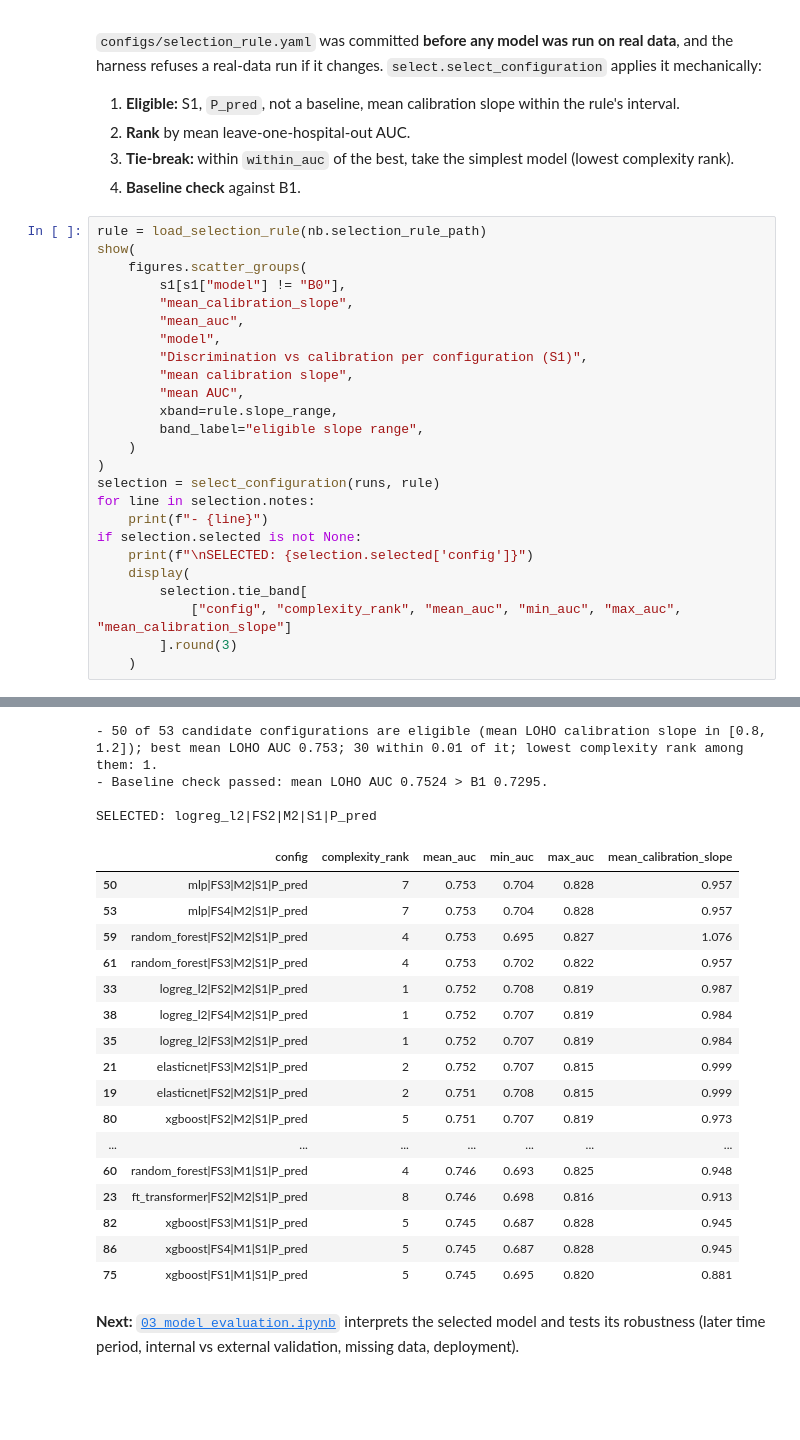
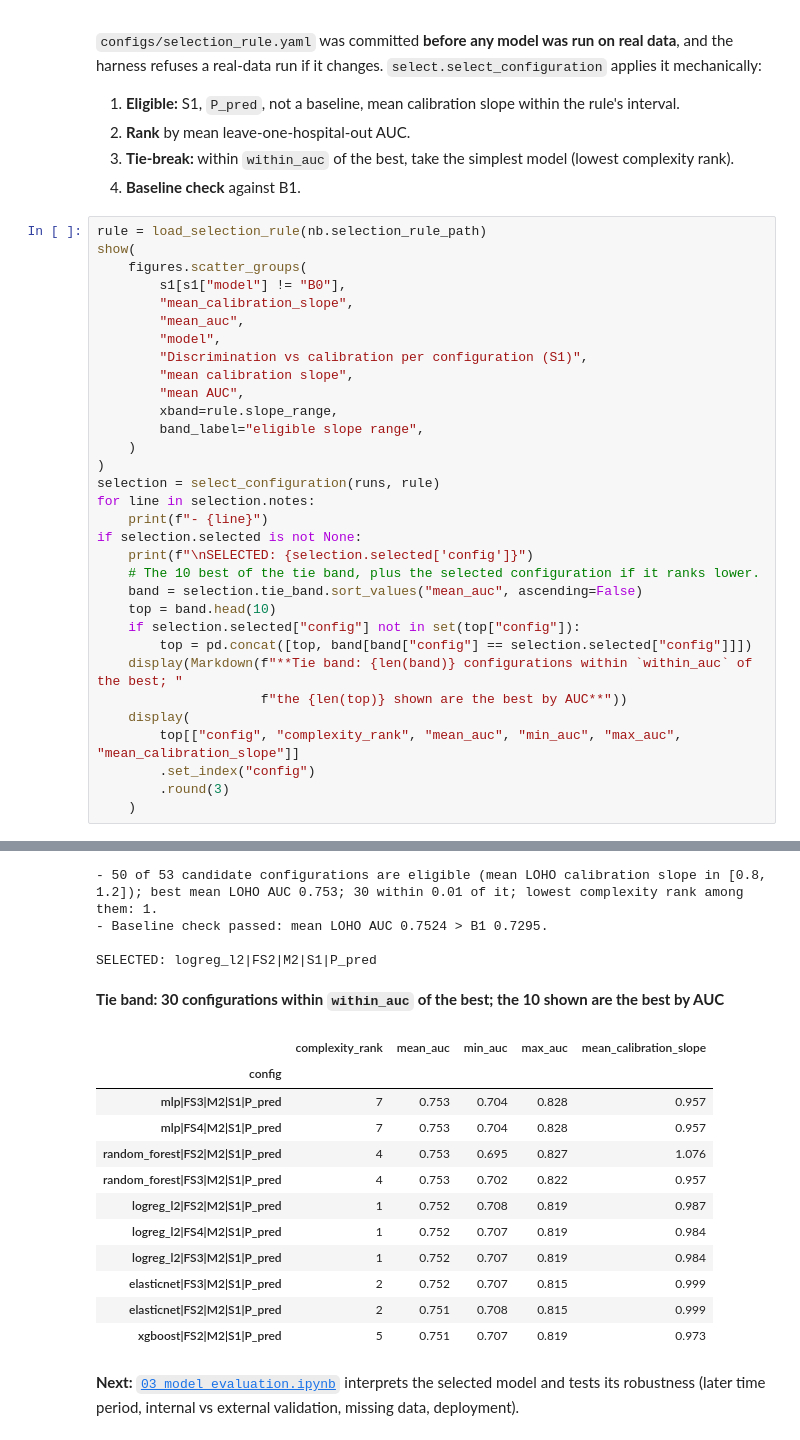
Before and after one commit to icyeza/robby, a Jupyter notebook: ML/notebooks/02_model_training.ipynb, the cells around one changed output, grey strips where cells are left out. Saved outputs shown, nothing was run; the diff lists cells and outputs as text; blank space fills up the shorter version.

```diff
--- a/ML/notebooks/02_model_training.ipynb
+++ b/ML/notebooks/02_model_training.ipynb
@@ -612,51 +614,54 @@ refuses a real-data run if it changes. `select.select_configuration` applies it
 # %%
 rule = load_selection_rule(nb.selection_rule_path)
 show(
     figures.scatter_groups(
         s1[s1["model"] != "B0"],
         "mean_calibration_slope",
         "mean_auc",
         "model",
         "Discrimination vs calibration per configuration (S1)",
         "mean calibration slope",
         "mean AUC",
         xband=rule.slope_range,
         band_label="eligible slope range",
     )
 )
 selection = select_configuration(runs, rule)
 for line in selection.notes:
     print(f"- {line}")
 if selection.selected is not None:
     print(f"\nSELECTED: {selection.selected['config']}")
+    # The 10 best of the tie band, plus the selected configuration if it ranks lower.
+    band = selection.tie_band.sort_values("mean_auc", ascending=False)
+    top = band.head(10)
+    if selection.selected["config"] not in set(top["config"]):
+        top = pd.concat([top, band[band["config"] == selection.selected["config"]]])
+    display(Markdown(f"**Tie band: {len(band)} configurations within `within_auc` of the best; "
+                     f"the {len(top)} shown are the best by AUC**"))
     display(
-        selection.tie_band[
-            ["config", "complexity_rank", "mean_auc", "min_auc", "max_auc", "mean_calibration_slope"]
-        ].round(3)
+        top[["config", "complexity_rank", "mean_auc", "min_auc", "max_auc", "mean_calibration_slope"]]
+        .set_index("config")
+        .round(3)
     )
 # %% [output]
 [figure]
 - 50 of 53 candidate configurations are eligible (mean LOHO calibration slope in [0.8, 1.2]); best mean LOHO AUC 0.753; 30 within 0.01 of it; lowest complexity rank among them: 1.
 - Baseline check passed: mean LOHO AUC 0.7524 > B1 0.7295.
 
 SELECTED: logreg_l2|FS2|M2|S1|P_pred
+**Tie band: 30 configurations within `within_auc` of the best; the 10 shown are the best by AUC**
-|  | config | complexity_rank | mean_auc | min_auc | max_auc | mean_calibration_slope |
-| 50 | mlp|FS3|M2|S1|P_pred | 7 | 0.753 | 0.704 | 0.828 | 0.957 |
-| 53 | mlp|FS4|M2|S1|P_pred | 7 | 0.753 | 0.704 | 0.828 | 0.957 |
-| 59 | random_forest|FS2|M2|S1|P_pred | 4 | 0.753 | 0.695 | 0.827 | 1.076 |
-| 61 | random_forest|FS3|M2|S1|P_pred | 4 | 0.753 | 0.702 | 0.822 | 0.957 |
-| 33 | logreg_l2|FS2|M2|S1|P_pred | 1 | 0.752 | 0.708 | 0.819 | 0.987 |
-| 38 | logreg_l2|FS4|M2|S1|P_pred | 1 | 0.752 | 0.707 | 0.819 | 0.984 |
-| 35 | logreg_l2|FS3|M2|S1|P_pred | 1 | 0.752 | 0.707 | 0.819 | 0.984 |
-| 21 | elasticnet|FS3|M2|S1|P_pred | 2 | 0.752 | 0.707 | 0.815 | 0.999 |
-| 19 | elasticnet|FS2|M2|S1|P_pred | 2 | 0.751 | 0.708 | 0.815 | 0.999 |
-| 80 | xgboost|FS2|M2|S1|P_pred | 5 | 0.751 | 0.707 | 0.819 | 0.973 |
-| ... | ... | ... | ... | ... | ... | ... |
-| 60 | random_forest|FS3|M1|S1|P_pred | 4 | 0.746 | 0.693 | 0.825 | 0.948 |
-| 23 | ft_transformer|FS2|M2|S1|P_pred | 8 | 0.746 | 0.698 | 0.816 | 0.913 |
-| 82 | xgboost|FS3|M1|S1|P_pred | 5 | 0.745 | 0.687 | 0.828 | 0.945 |
-| 86 | xgboost|FS4|M1|S1|P_pred | 5 | 0.745 | 0.687 | 0.828 | 0.945 |
-| 75 | xgboost|FS1|M1|S1|P_pred | 5 | 0.745 | 0.695 | 0.820 | 0.881 |
+|  | complexity_rank | mean_auc | min_auc | max_auc | mean_calibration_slope |
+| config |  |  |  |  |  |
+| mlp|FS3|M2|S1|P_pred | 7 | 0.753 | 0.704 | 0.828 | 0.957 |
+| mlp|FS4|M2|S1|P_pred | 7 | 0.753 | 0.704 | 0.828 | 0.957 |
+| random_forest|FS2|M2|S1|P_pred | 4 | 0.753 | 0.695 | 0.827 | 1.076 |
+| random_forest|FS3|M2|S1|P_pred | 4 | 0.753 | 0.702 | 0.822 | 0.957 |
+| logreg_l2|FS2|M2|S1|P_pred | 1 | 0.752 | 0.708 | 0.819 | 0.987 |
+| logreg_l2|FS4|M2|S1|P_pred | 1 | 0.752 | 0.707 | 0.819 | 0.984 |
+| logreg_l2|FS3|M2|S1|P_pred | 1 | 0.752 | 0.707 | 0.819 | 0.984 |
+| elasticnet|FS3|M2|S1|P_pred | 2 | 0.752 | 0.707 | 0.815 | 0.999 |
+| elasticnet|FS2|M2|S1|P_pred | 2 | 0.751 | 0.708 | 0.815 | 0.999 |
+| xgboost|FS2|M2|S1|P_pred | 5 | 0.751 | 0.707 | 0.819 | 0.973 |
 # %% [markdown]
 **Next:** [`03_model_evaluation.ipynb`](03_model_evaluation.ipynb) interprets the selected model and tests its
 robustness (later time period, internal vs external validation, missing data, deployment).
```
Also changed, not shown: parts of 3 cells of this notebook, 2 other files.
